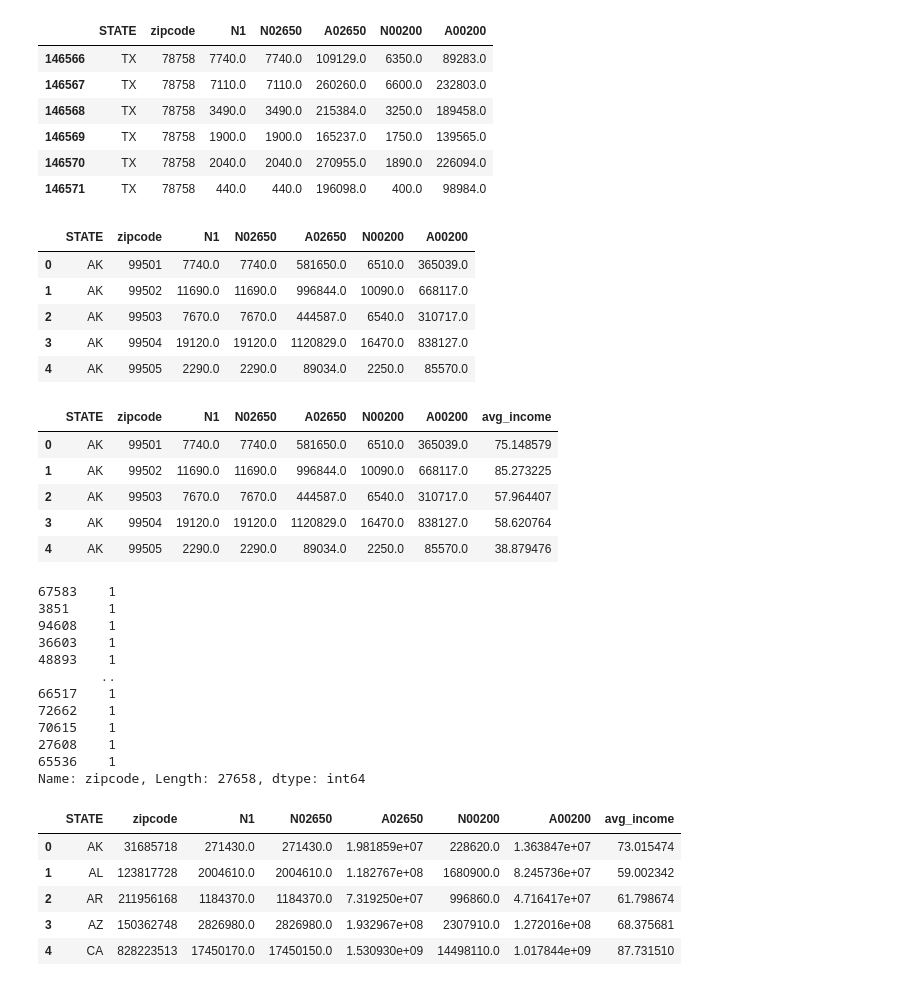
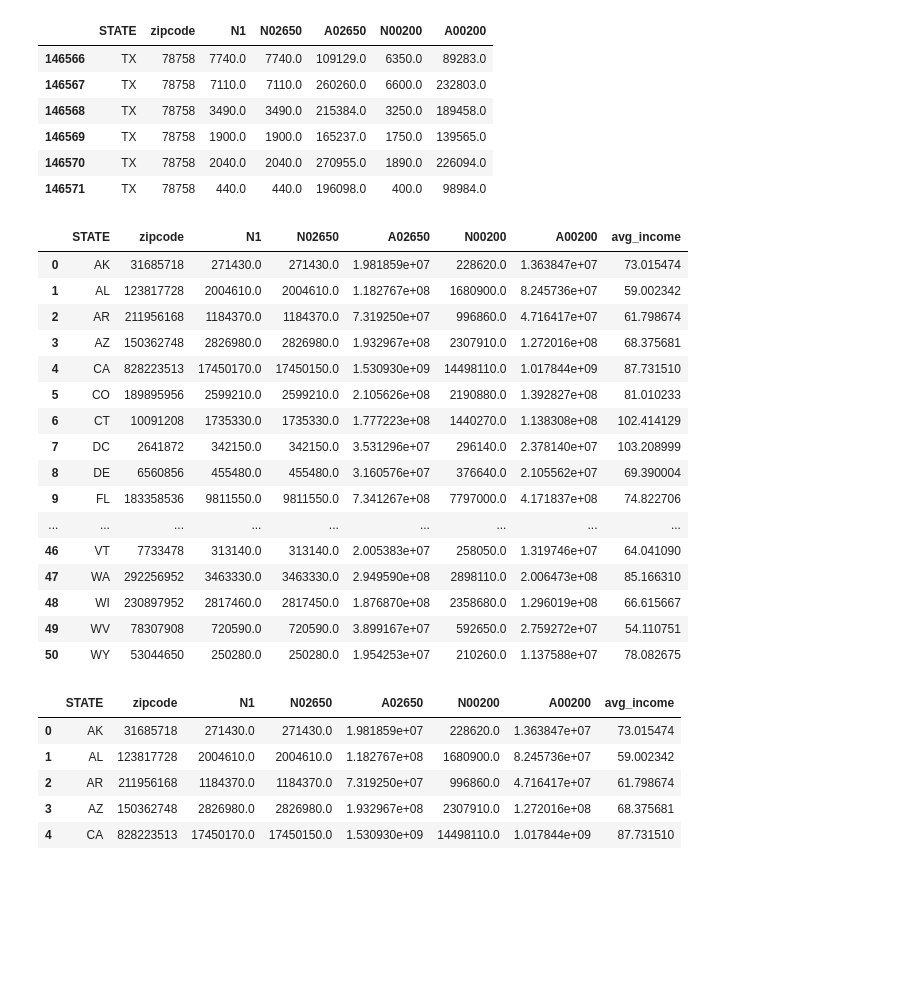
Before and after one commit to lesro/change_unlimited, a Jupyter notebook: notebooks/day2_df_review_merge.ipynb, the cells around one changed output. Saved outputs shown, nothing was run; the diff lists cells and outputs as text; code cells hidden in the pictures; blank space fills up the shorter version.

Commit message:
created back csv of data

```diff
--- a/notebooks/day2_df_review_merge.ipynb
+++ b/notebooks/day2_df_review_merge.ipynb
@@ -87,45 +77,35 @@ irs_wip_df[irs_wip_df['zipcode']==78758]
 | 146571 | TX | 78758 | 440.0 | 440.0 | 196098.0 | 400.0 | 98984.0 |
 # %%
 #grouped zipcodes within states
-irs_wip_df_grouped_zip = irs_wip_df.groupby(['STATE','zipcode'], as_index=False).sum()
-irs_wip_df_grouped_zip.head()
+irs_wip_df_grouped_zip = irs_wip_df.groupby(['STATE','zipcode'], as_index=False).sum().drop(['N00200','A00200'], axis=1)
-# %% [output]
-|  | STATE | zipcode | N1 | N02650 | A02650 | N00200 | A00200 |
-| 0 | AK | 99501 | 7740.0 | 7740.0 | 581650.0 | 6510.0 | 365039.0 |
-| 1 | AK | 99502 | 11690.0 | 11690.0 | 996844.0 | 10090.0 | 668117.0 |
-| 2 | AK | 99503 | 7670.0 | 7670.0 | 444587.0 | 6540.0 | 310717.0 |
-| 3 | AK | 99504 | 19120.0 | 19120.0 | 1120829.0 | 16470.0 | 838127.0 |
-| 4 | AK | 99505 | 2290.0 | 2290.0 | 89034.0 | 2250.0 | 85570.0 |
 # %%
 #calcualte average individual income by zip code
 irs_wip_df_grouped_zip['avg_income'] = irs_wip_df_grouped_zip['A02650']/irs_wip_df_grouped_zip['N1']
-irs_wip_df_grouped_zip.head()
+irs_wip_df_grouped_zip.to_csv('../data/eda_irszip_data.csv')
-# %% [output]
-|  | STATE | zipcode | N1 | N02650 | A02650 | N00200 | A00200 | avg_income |
-| 0 | AK | 99501 | 7740.0 | 7740.0 | 581650.0 | 6510.0 | 365039.0 | 75.148579 |
-| 1 | AK | 99502 | 11690.0 | 11690.0 | 996844.0 | 10090.0 | 668117.0 | 85.273225 |
-| 2 | AK | 99503 | 7670.0 | 7670.0 | 444587.0 | 6540.0 | 310717.0 | 57.964407 |
-| 3 | AK | 99504 | 19120.0 | 19120.0 | 1120829.0 | 16470.0 | 838127.0 | 58.620764 |
-| 4 | AK | 99505 | 2290.0 | 2290.0 | 89034.0 | 2250.0 | 85570.0 | 38.879476 |
 # %%
 irs_wip_df_grouped_state = irs_wip_df.groupby(['STATE'], as_index=False).sum()
 irs_wip_df_grouped_state.drop('zipcode', axis=1)
 irs_wip_df_grouped_state['avg_income'] = irs_wip_df_grouped_state['A02650']/irs_wip_df_grouped_state['N1']
-# %%
-irs_wip_df_grouped_zip['zipcode'].value_counts()
-# %% [output]
-67583    1
-3851     1
-94608    1
-36603    1
-48893    1
-        ..
-66517    1
-72662    1
-70615    1
-27608    1
-65536    1
-Name: zipcode, Length: 27658, dtype: int64
+# %%
+irs_wip_df_grouped_state.drop(['N00200','A00200'], axis)
+# %% [output]
+|  | STATE | zipcode | N1 | N02650 | A02650 | N00200 | A00200 | avg_income |
+| 0 | AK | 31685718 | 271430.0 | 271430.0 | 1.981859e+07 | 228620.0 | 1.363847e+07 | 73.015474 |
+| 1 | AL | 123817728 | 2004610.0 | 2004610.0 | 1.182767e+08 | 1680900.0 | 8.245736e+07 | 59.002342 |
+| 2 | AR | 211956168 | 1184370.0 | 1184370.0 | 7.319250e+07 | 996860.0 | 4.716417e+07 | 61.798674 |
+| 3 | AZ | 150362748 | 2826980.0 | 2826980.0 | 1.932967e+08 | 2307910.0 | 1.272016e+08 | 68.375681 |
+| 4 | CA | 828223513 | 17450170.0 | 17450150.0 | 1.530930e+09 | 14498110.0 | 1.017844e+09 | 87.731510 |
+| 5 | CO | 189895956 | 2599210.0 | 2599210.0 | 2.105626e+08 | 2190880.0 | 1.392827e+08 | 81.010233 |
+| 6 | CT | 10091208 | 1735330.0 | 1735330.0 | 1.777223e+08 | 1440270.0 | 1.138308e+08 | 102.414129 |
+| 7 | DC | 2641872 | 342150.0 | 342150.0 | 3.531296e+07 | 296140.0 | 2.378140e+07 | 103.208999 |
+| 8 | DE | 6560856 | 455480.0 | 455480.0 | 3.160576e+07 | 376640.0 | 2.105562e+07 | 69.390004 |
+| 9 | FL | 183358536 | 9811550.0 | 9811550.0 | 7.341267e+08 | 7797000.0 | 4.171837e+08 | 74.822706 |
+| ... | ... | ... | ... | ... | ... | ... | ... | ... |
+| 46 | VT | 7733478 | 313140.0 | 313140.0 | 2.005383e+07 | 258050.0 | 1.319746e+07 | 64.041090 |
+| 47 | WA | 292256952 | 3463330.0 | 3463330.0 | 2.949590e+08 | 2898110.0 | 2.006473e+08 | 85.166310 |
+| 48 | WI | 230897952 | 2817460.0 | 2817450.0 | 1.876870e+08 | 2358680.0 | 1.296019e+08 | 66.615667 |
+| 49 | WV | 78307908 | 720590.0 | 720590.0 | 3.899167e+07 | 592650.0 | 2.759272e+07 | 54.110751 |
+| 50 | WY | 53044650 | 250280.0 | 250280.0 | 1.954253e+07 | 210260.0 | 1.137588e+07 | 78.082675 |
 # %%
 irs_wip_df_grouped_state.head()
 # %% [output]
```
Also changed, not shown: parts of 2 cells of this notebook, 3 other files.
